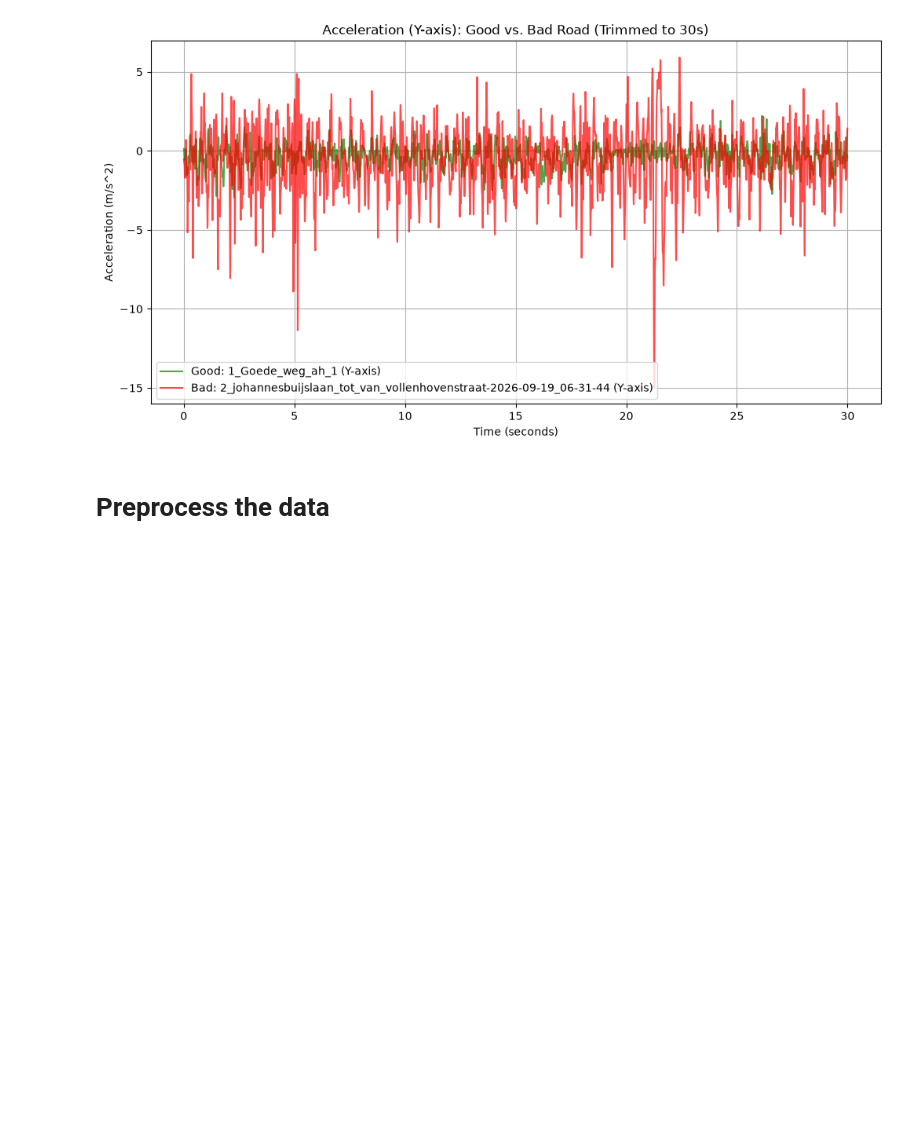
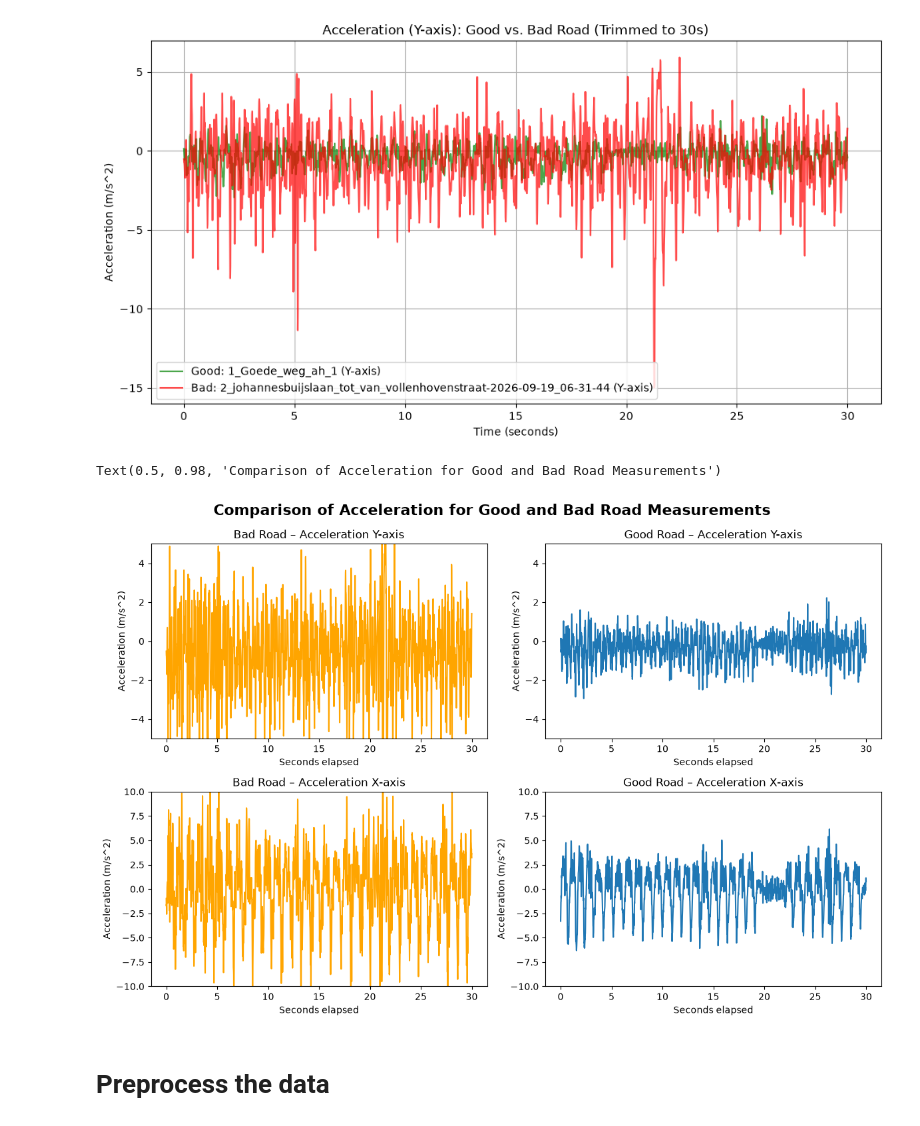
Before and after one commit to yoeri-stassen/5ARE0-cycling-assignment, a Jupyter notebook: data_preprocessing.ipynb, the cells around one changed output. Drawn from its saved outputs; the diff is of its cells as text; code cells hidden in the pictures; blank space fills up the shorter version.

```diff
--- a/data_preprocessing.ipynb
+++ b/data_preprocessing.ipynb
@@ -176,6 +191,55 @@ plt.grid(True)
 plt.show()
 # %% [output]
 [figure]
+# %%
+fig, ax = plt.subplots(2, 2, figsize=(12, 8))
+time = np.linspace(0, 30, 3000)
+
+ax[0, 0].plot(
+    np.linspace(0, 30, len(bad_roads_trimmed['2_johannesbuijslaan_tot_van_vollenhovenstraat-2026-09-19_06-31-44']["y"])),
+    bad_roads_trimmed['2_johannesbuijslaan_tot_van_vollenhovenstraat-2026-09-19_06-31-44']["y"],
+    color="orange"
+)
+ax[0, 0].set_ylim([-5, 5])
+ax[0, 0].set_ylabel("Acceleration (m/s^2)")
+ax[0, 0].set_xlabel("Seconds elapsed")
+ax[0, 0].set_title("Bad Road – Acceleration Y-axis")
+
+ax[0, 1].plot(
+    np.linspace(0, 30, len(good_roads_trimmed['1_Goede_weg_ah_1']["y"])),
+    good_roads_trimmed['1_Goede_weg_ah_1']["y"]
+)
+ax[0, 1].set_ylim([-5, 5])
+ax[0, 1].set_ylabel("Acceleration (m/s^2)")
+ax[0, 1].set_xlabel("Seconds elapsed")
+ax[0, 1].set_title("Good Road – Acceleration Y-axis")
+
+ax[1, 0].plot(
+    np.linspace(0, 30, len(bad_roads_trimmed['2_johannesbuijslaan_tot_van_vollenhovenstraat-2026-09-19_06-31-44']["x"])),
+    bad_roads_trimmed['2_johannesbuijslaan_tot_van_vollenhovenstraat-2026-09-19_06-31-44']["x"],
+    color="orange"
+)
+ax[1, 0].set_ylim([-10, 10])
+ax[1, 0].set_xlabel("Seconds elapsed")
+ax[1, 0].set_ylabel("Acceleration (m/s^2)")
+ax[1, 0].set_title("Bad Road – Acceleration X-axis")
+
+
+ax[1, 1].plot(
+    np.linspace(0, 30, len(good_roads_trimmed['1_Goede_weg_ah_1']["x"])),
+    good_roads_trimmed['1_Goede_weg_ah_1']["x"]
+)
+ax[1, 1].set_ylim([-10, 10])
+ax[1, 1].set_xlabel("Seconds elapsed")
+ax[1, 1].set_ylabel("Acceleration (m/s^2)")
+ax[1, 1].set_title("Good Road – Acceleration X-axis")
+
+
+plt.tight_layout(rect=[0, 0, 1, 0.95])
+fig.suptitle("Comparison of Acceleration for Good and Bad Road Measurements", fontsize=16, fontweight="bold")
+# %% [output]
+Text(0.5, 0.98, 'Comparison of Acceleration for Good and Bad Road Measurements')
+[figure, added]
 # %% [markdown]
 # Preprocess the data
 # %%
```
Also changed, not shown: parts of 8 cells of this notebook, 1 other file.
